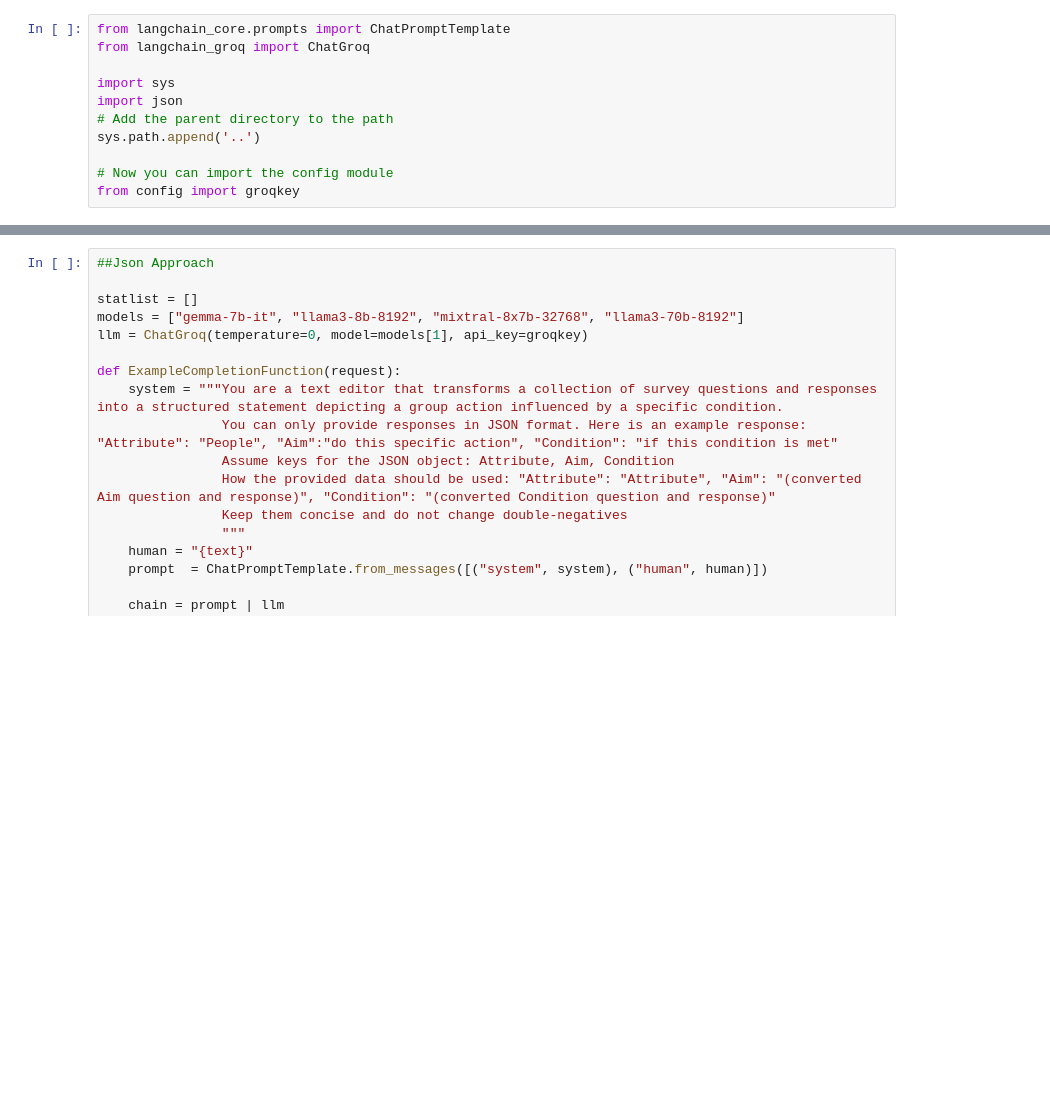
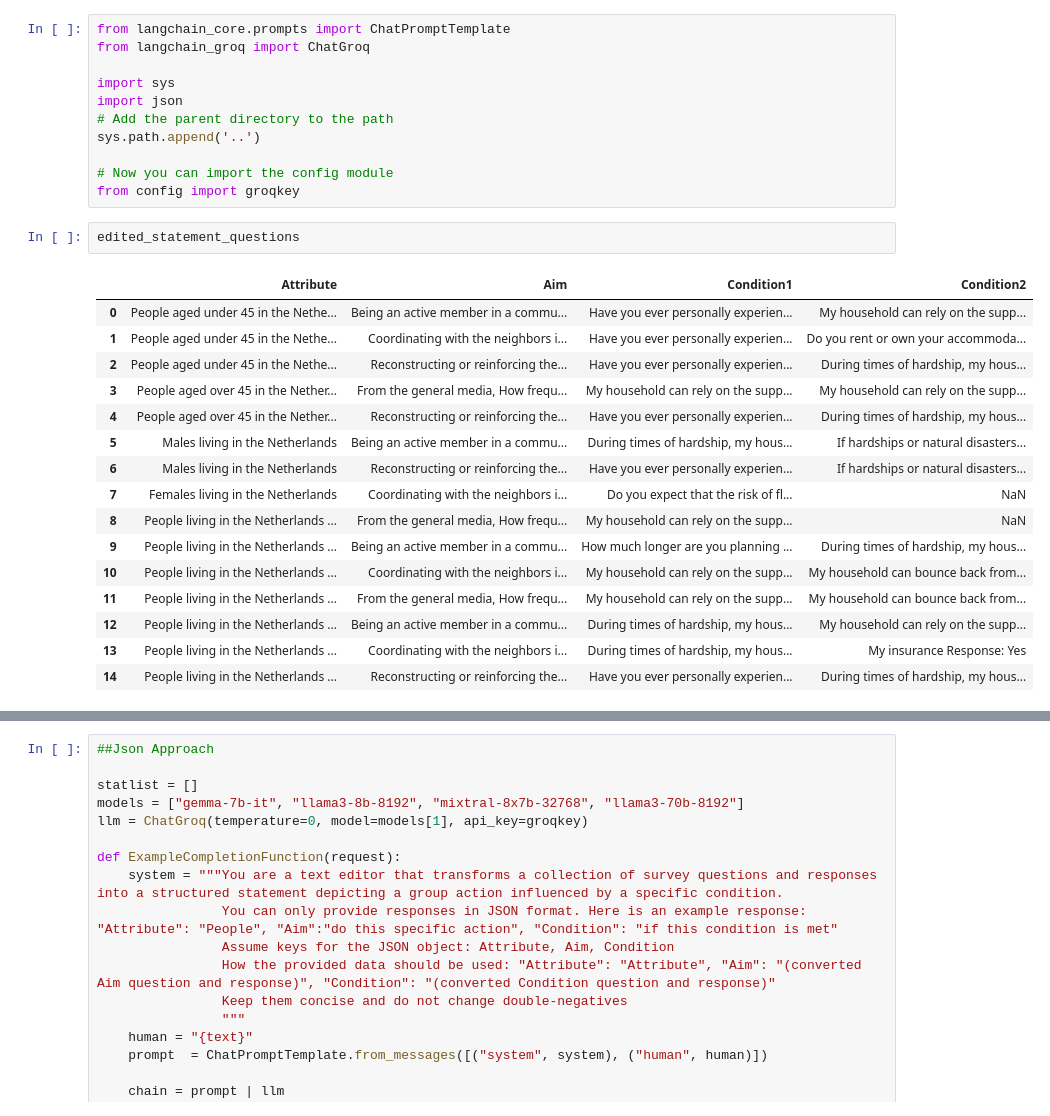
Before and after one commit to GeorgeGitHubbins/MScThesis-Extracting-InformalRules-from-Surveys, a Jupyter notebook: ReadSCALAR.ipynb, the cells around one changed output, grey strips where cells are left out. Drawn from its saved outputs; the diff is of its cells as text; blank space fills up the shorter version.

```diff
--- a/ReadSCALAR.ipynb
+++ b/ReadSCALAR.ipynb
@@ -370,3 +416,22 @@ sys.path.append('..')
 
 # Now you can import the config module
 from config import groqkey
+# %%
+edited_statement_questions
+# %% [output]
+|  | Attribute | Aim | Condition1 | Condition2 |
+| 0 | People aged under 45 in the Nethe... | Being an active member in a commu... | Have you ever personally experien... | My household can rely on the supp... |
+| 1 | People aged under 45 in the Nethe... | Coordinating with the neighbors i... | Have you ever personally experien... | Do you rent or own your accommoda... |
+| 2 | People aged under 45 in the Nethe... | Reconstructing or reinforcing the... | Have you ever personally experien... | During times of hardship, my hous... |
+| 3 | People aged over 45 in the Nether... | From the general media, How frequ... | My household can rely on the supp... | My household can rely on the supp... |
+| 4 | People aged over 45 in the Nether... | Reconstructing or reinforcing the... | Have you ever personally experien... | During times of hardship, my hous... |
+| 5 | Males living in the Netherlands | Being an active member in a commu... | During times of hardship, my hous... | If hardships or natural disasters... |
+| 6 | Males living in the Netherlands | Reconstructing or reinforcing the... | Have you ever personally experien... | If hardships or natural disasters... |
+| 7 | Females living in the Netherlands | Coordinating with the neighbors i... | Do you expect that the risk of fl... | NaN |
+| 8 | People living in the Netherlands ... | From the general media, How frequ... | My household can rely on the supp... | NaN |
+| 9 | People living in the Netherlands ... | Being an active member in a commu... | How much longer are you planning ... | During times of hardship, my hous... |
+| 10 | People living in the Netherlands ... | Coordinating with the neighbors i... | My household can rely on the supp... | My household can bounce back from... |
+| 11 | People living in the Netherlands ... | From the general media, How frequ... | My household can rely on the supp... | My household can bounce back from... |
+| 12 | People living in the Netherlands ... | Being an active member in a commu... | During times of hardship, my hous... | My household can rely on the supp... |
+| 13 | People living in the Netherlands ... | Coordinating with the neighbors i... | During times of hardship, my hous... | My insurance Response: Yes |
+| 14 | People living in the Netherlands ... | Reconstructing or reinforcing the... | Have you ever personally experien... | During times of hardship, my hous... |
```
Also changed, not shown: parts of 13 cells of this notebook, 4 other files.
